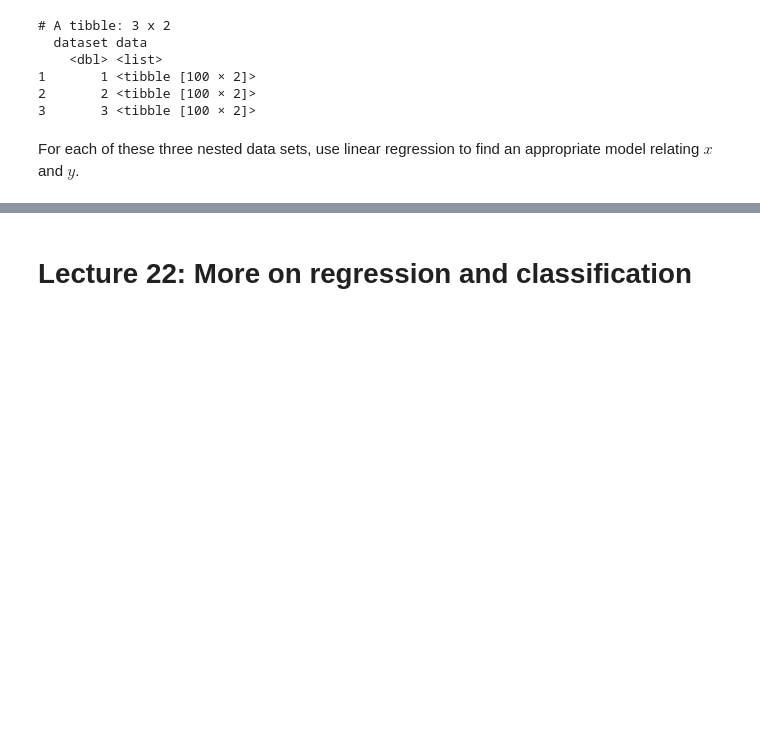
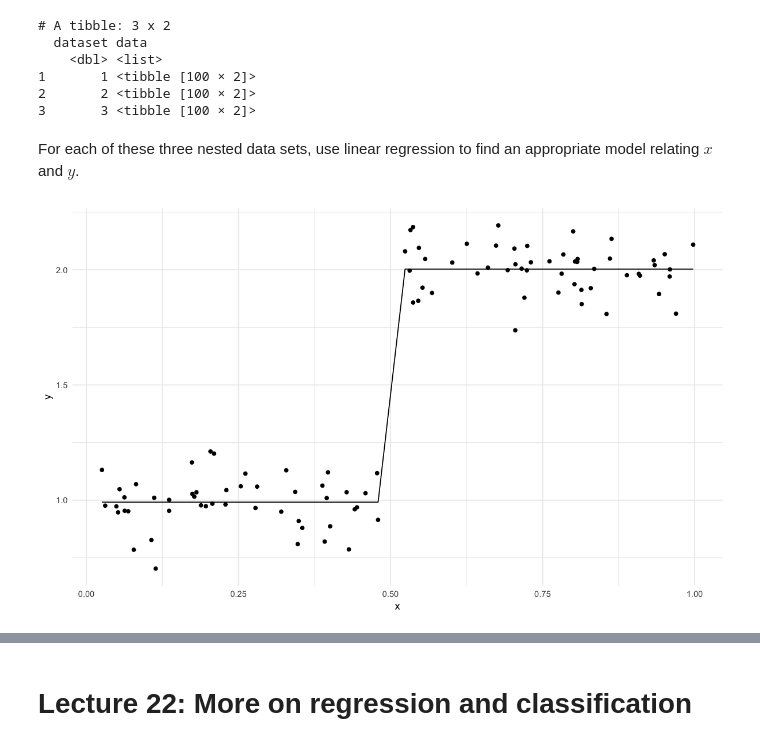
Before and after one commit to terhorst/stats306, a Jupyter notebook: lecture22/Lecture22.ipynb, the cells around one changed output, grey strips where cells are left out. Cells and saved outputs as stored; diff of their text form; code cells hidden in the pictures; blank space fills up the shorter version.

```diff
--- a/lecture22/Lecture22.ipynb
+++ b/lecture22/Lecture22.ipynb
@@ -46,0 +45,9 @@ For each of these three nested data sets, use linear regression to find an appro
+# %%
+df1 <- review_dfs %>% unnest %>% filter(dataset == 1) %>%
+   mutate(xg12 = x > 1/2)
+mdl = df1 %>% lm(y ~ xg12, data = .)
+p <- df1 %>% add_predictions(mdl) %>% ggplot(aes(x = x)) +
+    geom_point(aes(y=y)) + geom_line(aes(y=pred))
+p
+# %% [output]
+[figure, added]
```
Also changed, not shown: parts of 16 cells of this notebook.
